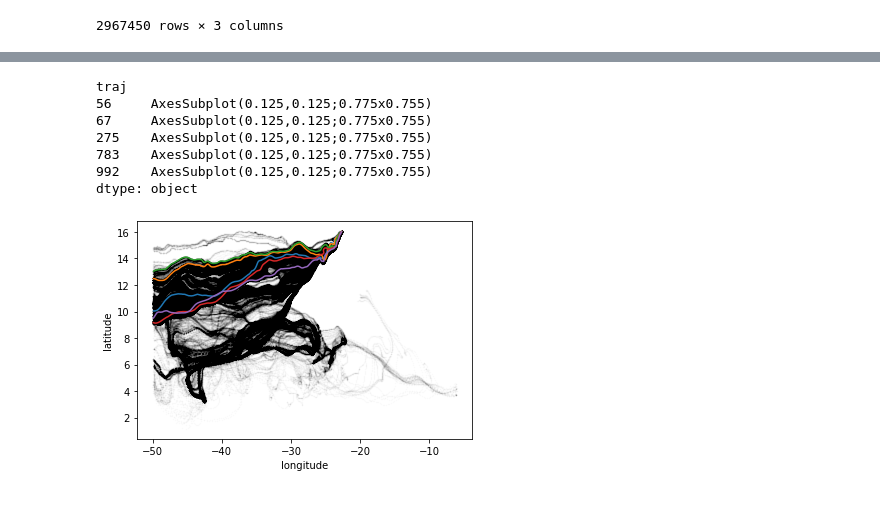
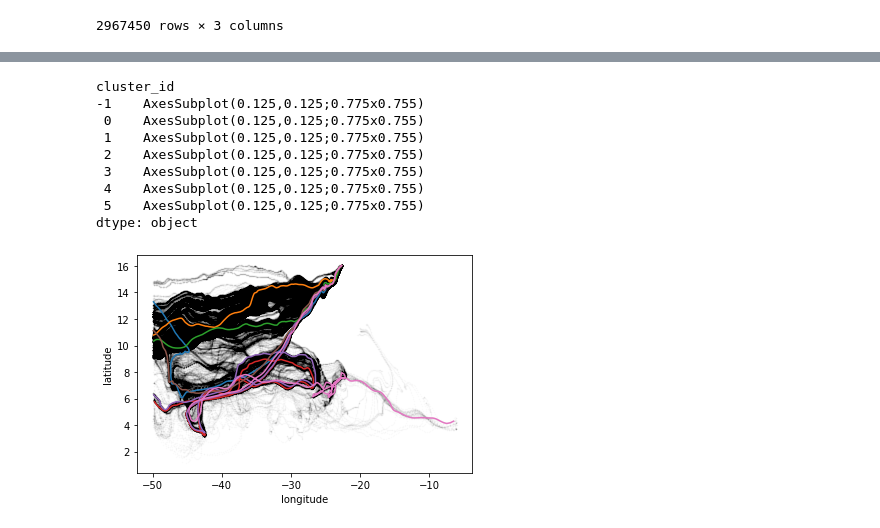
Before and after one commit to willirath/lagrangian_trajectory_clustering, a Jupyter notebook: notebooks/2022-06-26_labelling_other_trajs.ipynb, the cells around one changed output, grey strips where cells are left out. Saved outputs shown, nothing was run; the diff lists cells and outputs as text; code cells hidden in the pictures.

```diff
--- a/notebooks/2022-06-26_labelling_other_trajs.ipynb
+++ b/notebooks/2022-06-26_labelling_other_trajs.ipynb
@@ -37,0 +118,9 @@ Name: traj, dtype: int64
+# %%
+dist_mat_list = [
+    np.array(
+        [
+            cluster_groups[ngroup].apply(lambda s: lcs_dist(s, cluster_groups[ngroup].iloc[n]))
+            for n in range(len(cluster_groups[ngroup]))
+        ]
+    ) for ngroup in range(len(cluster_groups))
+]
@@ -37,0 +160,5 @@ Name: traj, dtype: int64
+# %%
+ref_traj_num = pd.Series(
+    [np.argmin(np.sum(dm, axis=-1)) for dm in dist_mat_list],
+)
+ref_traj_num
@@ -37,0 +191,6 @@ Name: traj, dtype: int64
+# %%
+ref_traj_ind = pd.Series(
+    [cg.index[rtn] for cg, rtn in zip(cluster_groups, ref_traj_num)],
+    index=ref_traj_num.index,
+)
+ref_traj_ind
@@ -37,0 +219,3 @@ Name: traj, dtype: int64
+# %%
+ref_traj_full = clustered.set_index(["traj", "obs"]).loc[ref_traj_ind]
+ref_traj_full
@@ -85,5 +266,5 @@ from matplotlib import pyplot as plt
 fig, ax = plt.subplots(1, 1)
 
 raw_data.plot.scatter(x="longitude", y="latitude", s=1, alpha=0.01, color="black", ax=ax)
-ref_trajs.groupby("traj").plot.line(x="longitude", y="latitude", ax=ax, legend=False);
+ref_traj_full.groupby("cluster_id").plot.line(x="longitude", y="latitude", ax=ax, legend=False);
 # %% [output]
@@ -92,11 +273,13 @@ Wall time: 178 ms
-traj
-56     AxesSubplot(0.125,0.125;0.775x0.755)
-67     AxesSubplot(0.125,0.125;0.775x0.755)
-275    AxesSubplot(0.125,0.125;0.775x0.755)
-783    AxesSubplot(0.125,0.125;0.775x0.755)
-992    AxesSubplot(0.125,0.125;0.775x0.755)
+cluster_id
+-1    AxesSubplot(0.125,0.125;0.775x0.755)
+ 0    AxesSubplot(0.125,0.125;0.775x0.755)
+ 1    AxesSubplot(0.125,0.125;0.775x0.755)
+ 2    AxesSubplot(0.125,0.125;0.775x0.755)
+ 3    AxesSubplot(0.125,0.125;0.775x0.755)
+ 4    AxesSubplot(0.125,0.125;0.775x0.755)
+ 5    AxesSubplot(0.125,0.125;0.775x0.755)
 dtype: object
-[figure, old version]
+[figure, new version]
 # %%
 from lagrangian_trajectory_clustering.trafo.grid import (
     geo_df_to_grid_series,  # lat lon coords to grid index
```
Also changed, not shown: parts of 43 cells of this notebook, 1 other file.
